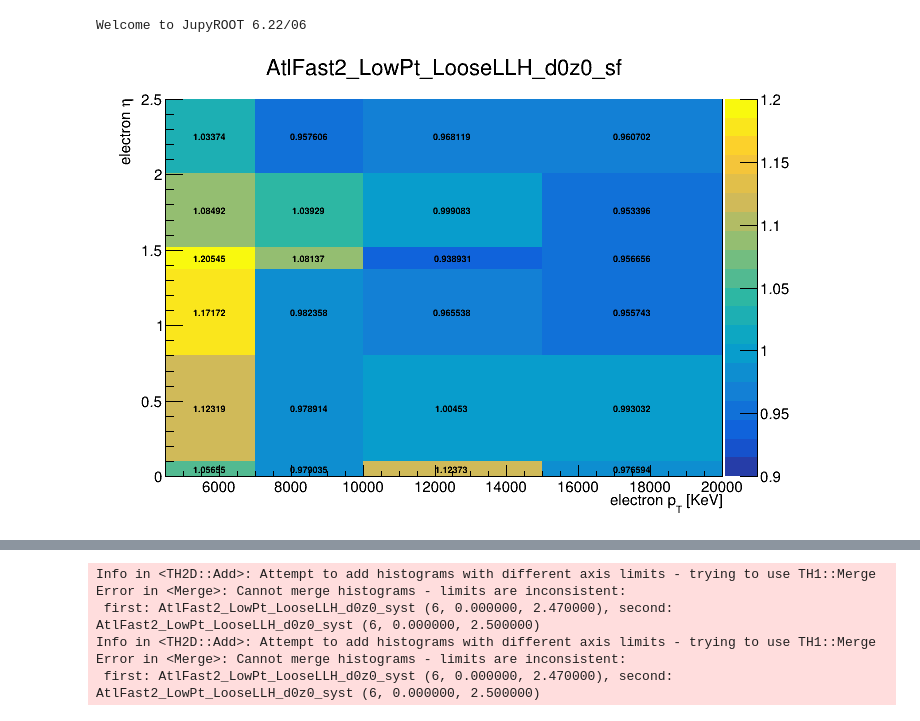
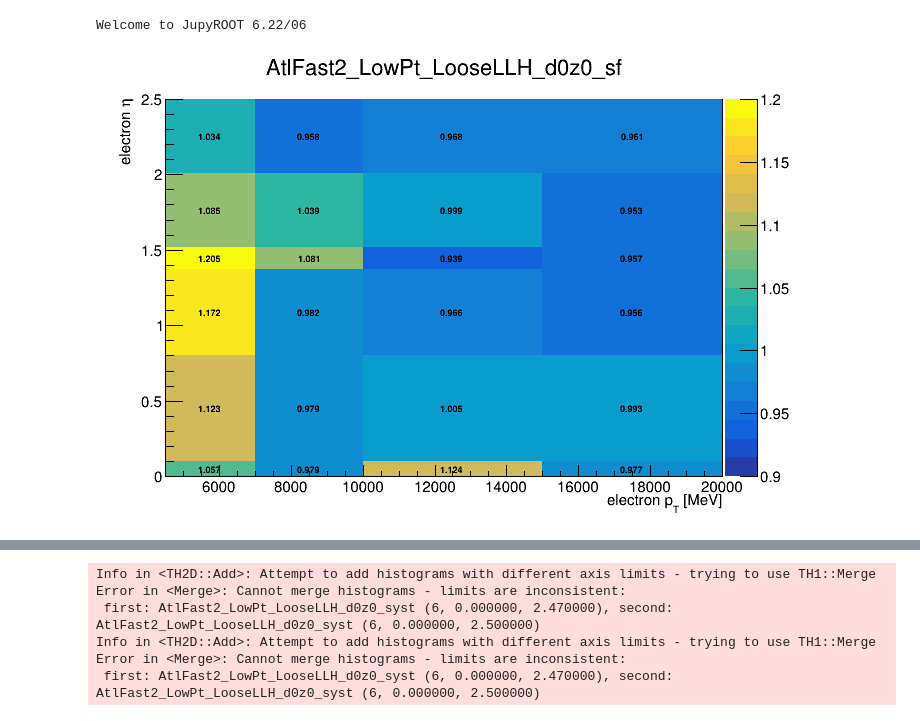
Before and after one commit to robinnewhouse/DHNLAnalysisNotebooks, a Jupyter notebook: systematics/leptons/loose_quadrants.ipynb, the cells around one changed output, grey strips where cells are left out. Drawn from its saved outputs; the diff is of its cells as text; code cells hidden in the pictures.

Commit message:
updated loose quadrant plots

```diff
--- a/systematics/leptons/loose_quadrants.ipynb
+++ b/systematics/leptons/loose_quadrants.ipynb
@@ -5,17 +5,19 @@ Welcome to JupyROOT 6.22/06
 # %%
 c = ROOT.TCanvas()
 efficiencySF = ROOT.TFile('/cvmfs/atlas.cern.ch/repo/sw/database/GroupData/ElectronEfficiencyCorrection/2015_2017/rel21.2/Moriond_February2018_v2/offline/efficiencySF.offline.LooseAndBLayerLLH_d0z0_v13.root')
 # efficiencySF.ls()
-AtlFast2_LooseLLH_d0z0_sf = efficiencySF.Get('342183_9999999/AtlFast2_LowPt_LooseLLH_d0z0_sf')
+title = 'AtlFast2_LowPt_LooseLLH_d0z0_sf'
+AtlFast2_LooseLLH_d0z0_sf = efficiencySF.Get(f'342183_9999999/{title}')
 # AtlFast2_LooseLLH_d0z0_sf = efficiencySF.Get('342183_9999999/AtlFast2_LooseLLH_d0z0_sf')
 test = AtlFast2_LooseLLH_d0z0_sf.Clone()
+ROOT.gStyle.SetPaintTextFormat('4.3f')
 test.Draw('colz text')
 # c.SetLogx()
 test.SetStats(0)
-test.SetTitle('AtlFast2_LowPt_LooseLLH_d0z0_sf')
-test.GetXaxis().SetTitle('electron p_{T} [KeV]')
+test.SetTitle(title)
+test.GetXaxis().SetTitle('electron p_{T} [MeV]')
 test.GetYaxis().SetTitle('electron #eta')
-test.GetZaxis().SetRangeUser(0.9,1.2)
+test.GetZaxis().SetRangeUser(0.9, 1.2)
 c.Draw()
 # %% [output]
-[figure, old version]
+[figure, new version]
```
Also changed, not shown: parts of 2 cells of this notebook, 1 other file.
